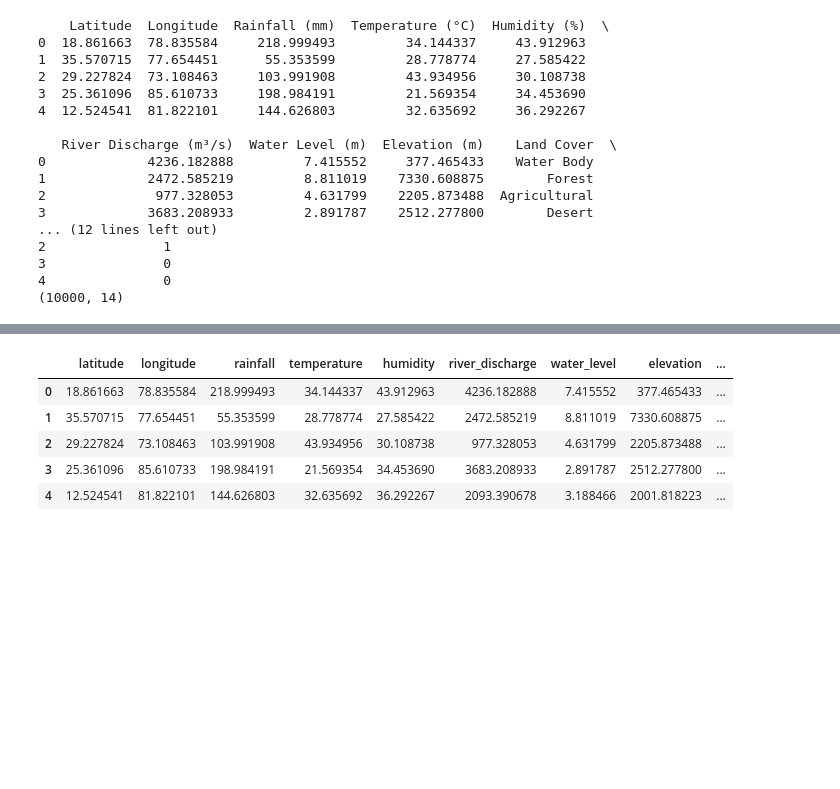
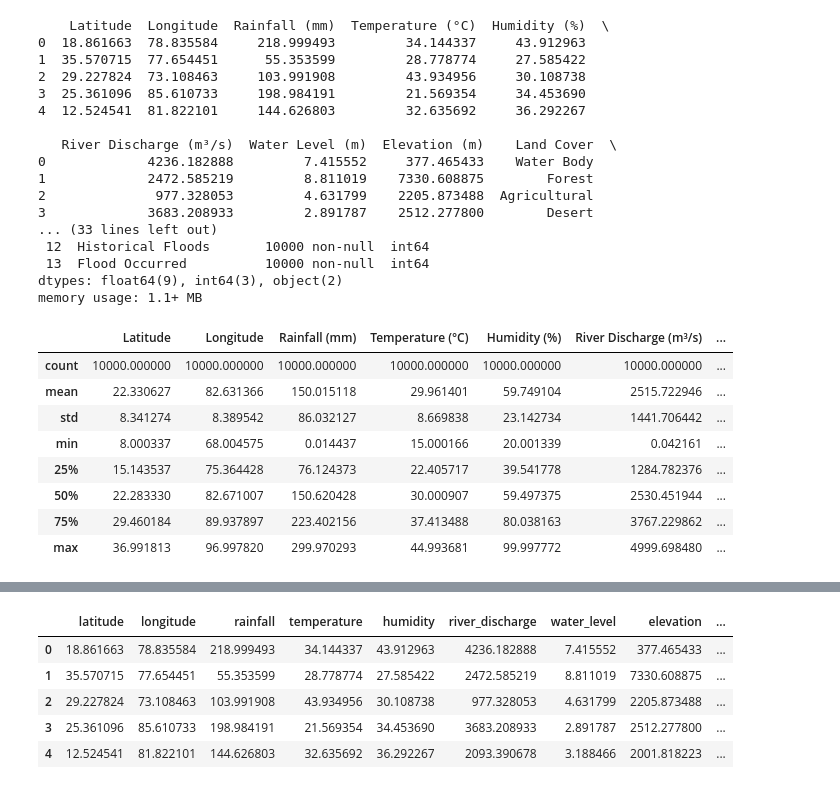
Before and after one commit to KrithikaPadmashali/Disaster-Risk-Predictor, a Jupyter notebook: src/notebook.ipynb, the cells around one changed output, grey strips where cells are left out. Saved outputs shown, nothing was run; the diff lists cells and outputs as text; code cells hidden in the pictures; blank space fills up the shorter version.

```diff
--- a/src/notebook.ipynb
+++ b/src/notebook.ipynb
@@ -17,26 +17,37 @@ from folium.plugins import HeatMap
 # %%
 df = pd.read_csv(r"C:\Users\HP\Downloads\Disaster-Risk-Predictor-main (2)\Disaster-Risk-Predictor-main\data\raw\raw_data.csv")
 
 print(df.head())
 print(df.shape)
+df.info()
+df.describe()
 # %% [output]
     Latitude  Longitude  Rainfall (mm)  Temperature (°C)  Humidity (%)  \
 0  18.861663  78.835584     218.999493         34.144337     43.912963
 1  35.570715  77.654451      55.353599         28.778774     27.585422
 2  29.227824  73.108463     103.991908         43.934956     30.108738
 3  25.361096  85.610733     198.984191         21.569354     34.453690
 4  12.524541  81.822101     144.626803         32.635692     36.292267
 
    River Discharge (m³/s)  Water Level (m)  Elevation (m)    Land Cover  \
 0             4236.182888         7.415552     377.465433    Water Body
 1             2472.585219         8.811019    7330.608875        Forest
 2              977.328053         4.631799    2205.873488  Agricultural
 3             3683.208933         2.891787    2512.277800        Desert
-... (12 lines left out)
-2               1
-3               0
-4               0
-(10000, 14)
+... (33 lines left out)
+ 12  Historical Floods       10000 non-null  int64
+ 13  Flood Occurred          10000 non-null  int64
+dtypes: float64(9), int64(3), object(2)
+memory usage: 1.1+ MB
+|  | Latitude | Longitude | Rainfall (mm) | Temperature (°C) | Humidity (%) | River Discharge (m³/s) | ... |
+| count | 10000.000000 | 10000.000000 | 10000.000000 | 10000.000000 | 10000.000000 | 10000.000000 | ... |
+| mean | 22.330627 | 82.631366 | 150.015118 | 29.961401 | 59.749104 | 2515.722946 | ... |
+| std | 8.341274 | 8.389542 | 86.032127 | 8.669838 | 23.142734 | 1441.706442 | ... |
+| min | 8.000337 | 68.004575 | 0.014437 | 15.000166 | 20.001339 | 0.042161 | ... |
+| 25% | 15.143537 | 75.364428 | 76.124373 | 22.405717 | 39.541778 | 1284.782376 | ... |
+| 50% | 22.283330 | 82.671007 | 150.620428 | 30.000907 | 59.497375 | 2530.451944 | ... |
+| 75% | 29.460184 | 89.937897 | 223.402156 | 37.413488 | 80.038163 | 3767.229862 | ... |
+| max | 36.991813 | 96.997820 | 299.970293 | 44.993681 | 99.997772 | 4999.698480 | ... |
 # %%
 df.columns = df.columns.str.strip()
 
```
Also changed, not shown: parts of 6 cells of this notebook.
